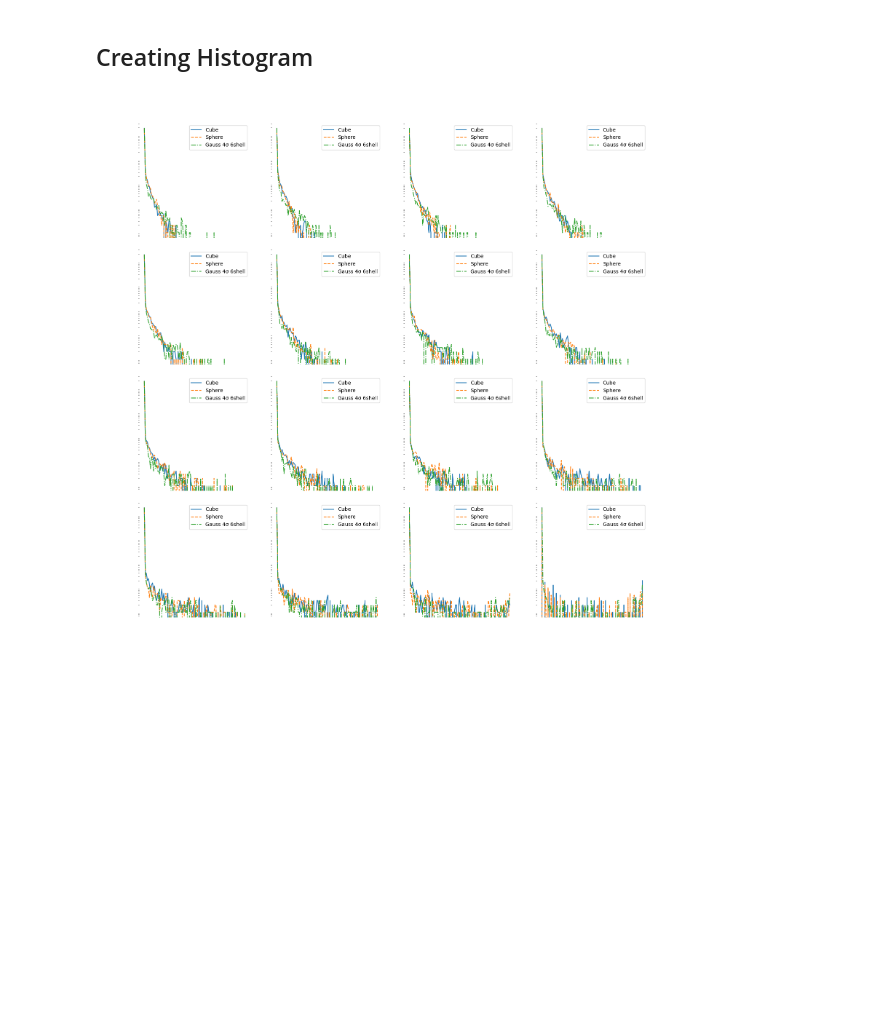
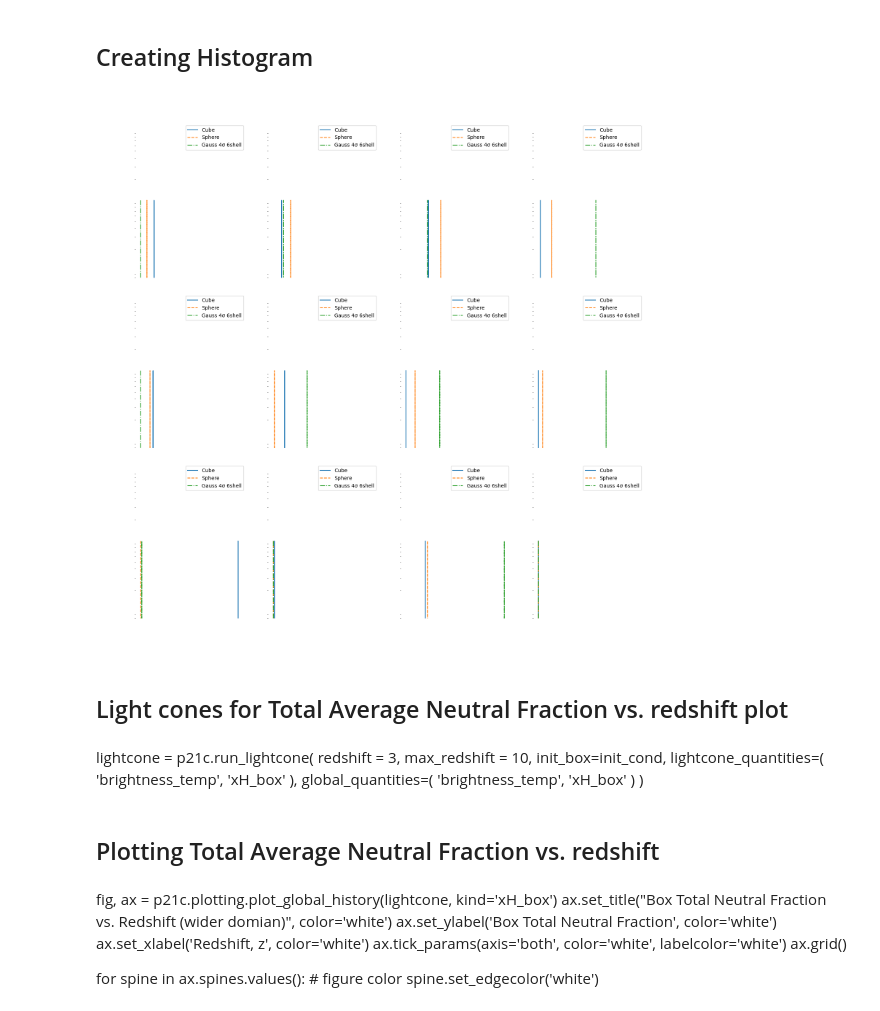
Before and after one commit to tommychinwj/HI_characterization, a Jupyter notebook: cube_HI_characterization.ipynb, the cells around one changed output. Cells and saved outputs as stored; diff of their text form; code cells hidden in the pictures; blank space fills up the shorter version.

```diff
--- a/cube_HI_characterization.ipynb
+++ b/cube_HI_characterization.ipynb
@@ -661,13 +752,15 @@ cosmo_params = p21c.CosmoParams()
 # %% [markdown]
 ## User Parameters, like box length, number of voxels (i.e. resolution) etc.
 # %%
-BOX_LEN=301
+BOX_LEN=301*0.5
 HII_DIM=301
 
 user_params = p21c.UserParams(
     BOX_LEN=BOX_LEN,  # Box length in Mpc
     DIM=4*HII_DIM,      # Number of Voxels for hight resolution
-    HII_DIM=HII_DIM  # Number of Voxels for low resolution
+    HII_DIM=HII_DIM,  # Number of Voxels for low resolution
+    N_THREADS=16
+
 )
 # %% [markdown]
 ## Creating initial conditions box
@@ -678,0 +767,9 @@ init_cond = p21c.initial_conditions(
+# %%
+print(time.strftime('%l:%M%p %Z on %b %d, %Y')) # ' 1:36PM EST on Oct 18, 2010'
+
+init_cond = p21c.initial_conditions(
+    cosmo_params=cosmo_params,
+    user_params=user_params,
+)
+
+print(time.strftime('%l:%M%p %Z on %b %d, %Y')) # ' 1:36PM EST on Oct 18, 2010'
@@ -679,5 +780,5 @@ init_cond = p21c.initial_conditions(
 # %% [markdown]
 ## Creating Ionize box
 # %%
-redshift=5
+redshift=6.5
 ionized = p21c.ionize_box(redshift=redshift, init_boxes=init_cond).xH_box
@@ -821,8 +869,11 @@ def generate_distributions(
 # %% [markdown]
 ## Generate the distributions and storing the data in global variables
 # %%
-radii = np.arange(17, 1, -1)  # array([34, 32, 30,... 6, 4]) units: voxels
-iterations = 2*10**4
+current_time = time.strftime('%l:%M:%S%p %Z')
+print(f'Execution cued at {current_time}')
+
+radii = np.arange(48, 3, -4)  # array([34, 32, 30,... 6, 4]) units: voxels
+iterations = 10**4
 sigma_factors = [4]
 shell_numbers = [6]
 
@@ -854,25 +890,53 @@ progress = 100%, local time = 11:36:18AM PDT
 # %%
 histogram(
     y1s=tuple(cubes),
     y2s=tuple(spheres),
     y3s=gaussians,
     marker_lines=['-.'],
     y1s_label='Cube',
     y2s_label='Sphere',
     y3s_label='Gauss',
     title=[f'Radius={r*BOX_LEN/HII_DIM}Mpc' for r in radii],
     shared_title=f'Distribution of Average \
-Neutral Fraction (iterations={iterations:.0e}, redshift={redshift}, total neutral fraction=0.1%)',
+Neutral Fraction (iterations={iterations:.0e}, redshift={redshift}, {BOX_LEN/301}xBOX_LEN)',
     shared_y_label='Counts',
     shared_x_label='Neutral Fraction',
-    figure_shape=(4,4),
-    figure_size=(18,18),
+    figure_shape=(3,4),
+    figure_size=(12,18),
     vertical_gap=0.1,
     horizontal_gap=0.2,
     y_scale='log',
 #     y_notation='sci',
     share_y_axis=False
 #     dpi=1000
 )
 # %% [output]
-[figure, old version]
+[figure, new version]
+# %% [markdown]
+## Light cones for Total Average Neutral Fraction vs. redshift plot
+# %% [markdown]
+lightcone = p21c.run_lightcone(
+    redshift = 3,
+    max_redshift = 10,
+    init_box=init_cond,
+    lightcone_quantities=(
+        'brightness_temp',
+        'xH_box'
+    ),
+    global_quantities=(
+        'brightness_temp',
+        'xH_box'
+    )
+)
+# %% [markdown]
+## Plotting Total Average Neutral Fraction vs. redshift
+# %% [markdown]
+fig, ax = p21c.plotting.plot_global_history(lightcone, kind='xH_box')
+ax.set_title("Box Total Neutral Fraction vs. Redshift (wider domian)", color='white')
+ax.set_ylabel('Box Total Neutral Fraction', color='white')
+ax.set_xlabel('Redshift, z', color='white')
+ax.tick_params(axis='both', color='white', labelcolor='white')
+ax.grid()
+
+for spine in ax.spines.values():  # figure color
+    spine.set_edgecolor('white')
```
Also changed, not shown: parts of 29 cells of this notebook, 1 other file.
